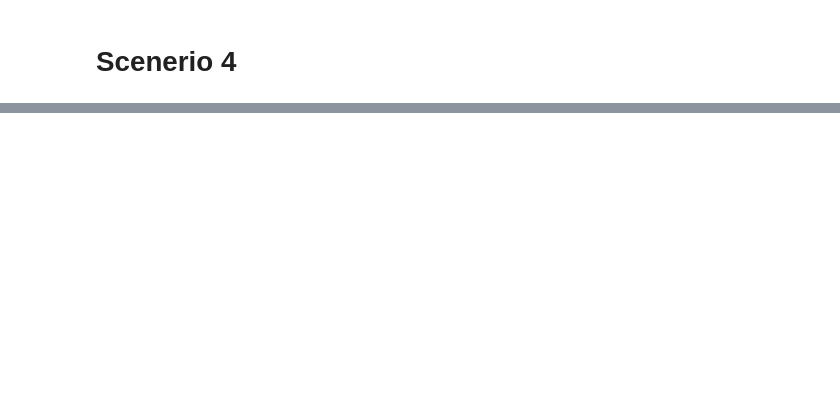
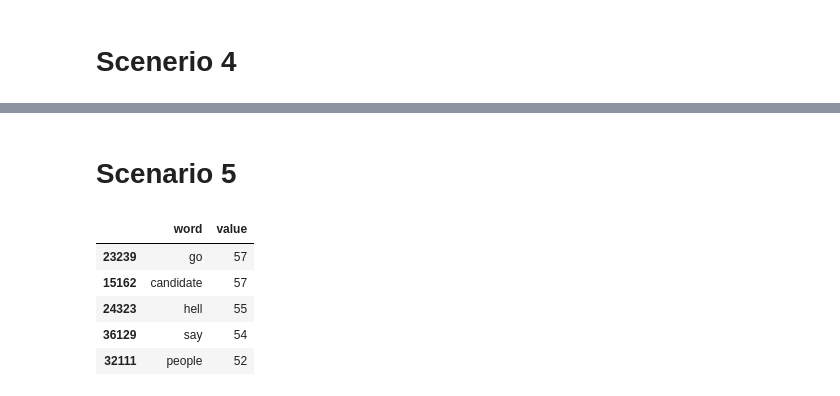
Before and after one commit to iknow1988/Cloud_Solution_Federal_Australia_Election, a Jupyter notebook: scenerio.ipynb, the cells around one changed output, grey strips where cells are left out. Drawn from its saved outputs; the diff is of its cells as text; code cells hidden in the pictures; blank space fills up the shorter version.

```diff
--- a/scenerio.ipynb
+++ b/scenerio.ipynb
@@ -553,3 +329,5 @@ plt.savefig('wordcloud', dpi=300)
 # %% [output]
 [interactive output not drawn]
 [interactive output not drawn]
+# %% [markdown]
+# Scenario 5
@@ -555,0 +405,9 @@ plt.savefig('wordcloud', dpi=300)
+# %%
+df_5_neg.head()
+# %% [output]
+|  | word | value |
+| 23239 | go | 57 |
+| 15162 | candidate | 57 |
+| 24323 | hell | 55 |
+| 36129 | say | 54 |
+| 32111 | people | 52 |
```
Also changed, not shown: parts of 41 cells of this notebook.
